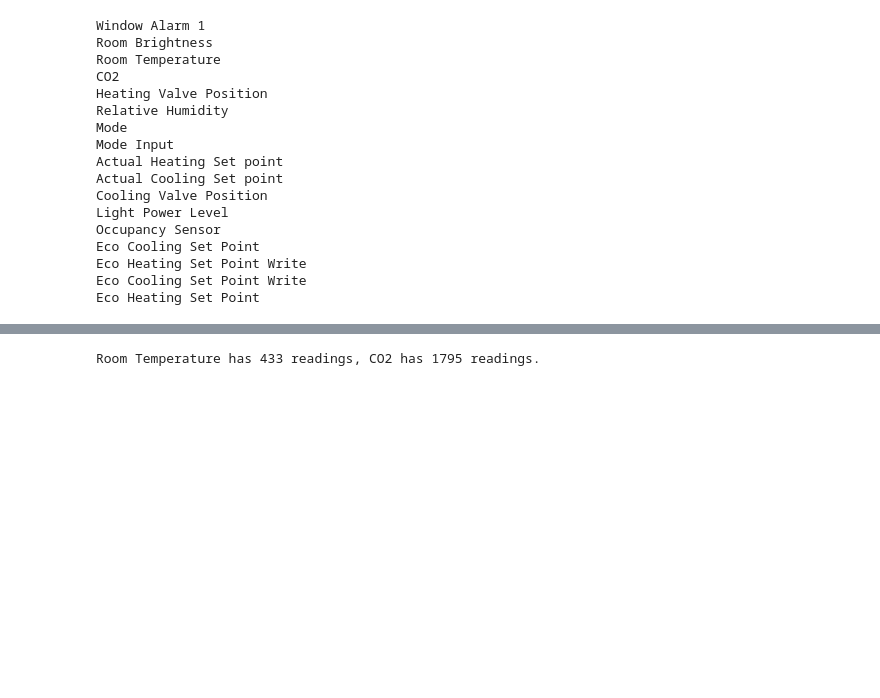
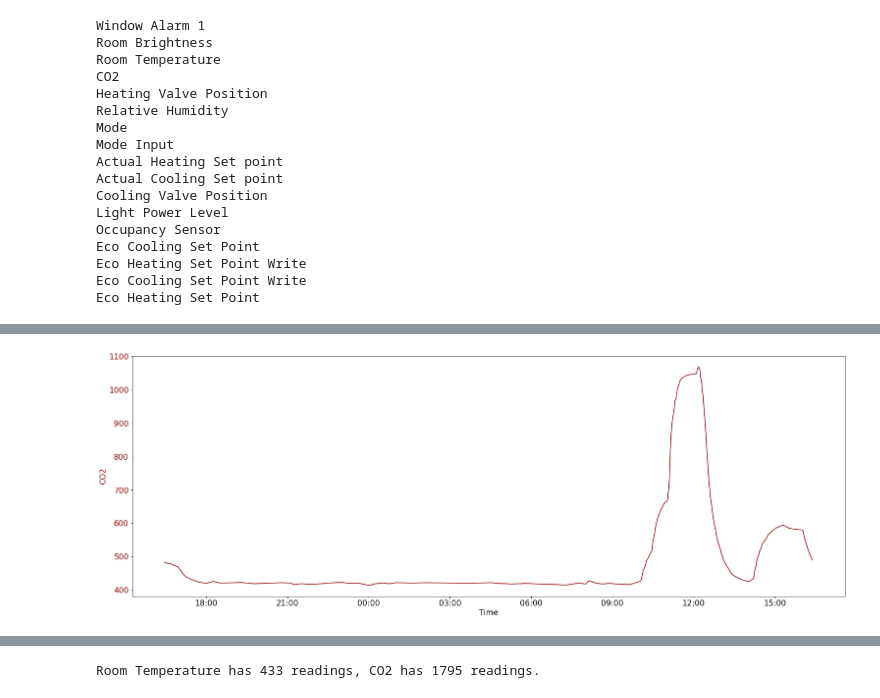
Before and after one commit to urbanobservatory/uo-api-examples, a Jupyter notebook: building/USB_API_Call_Example.ipynb, the cells around one changed output, grey strips where cells are left out. Cells and saved outputs as stored; diff of their text form; code cells hidden in the pictures; blank space fills up the shorter version.

```diff
--- a/building/USB_API_Call_Example.ipynb
+++ b/building/USB_API_Call_Example.ipynb
@@ -117,0 +125,9 @@ Eco Heating Set Point
+# %%
+apiCall = 'https://api.usb.urbanobservatory.ac.uk/api/v2/sensors/entity?meta:roomNumber=1.043&metric=CO2'
+
+rawData = json.loads(urllib.request.urlopen(apiCall).read().decode('utf-8'))
+
+## Print JSON data
+## The HTTPS of interest is located in items>feed>timeseries>links
+## Look for "rel" variables of "archives" and "archives.friendly"
+print(json.dumps(rawData, indent=1))
@@ -117,0 +152,7 @@ Eco Heating Set Point
+# %%
+## Loop through JSON data structure to location of historic time-series HTTPS link, and call API using this.
+## Note - some rooms will have multiple feeds depending on the sensor deployment.
+## ['links'][1]['href'] and ['links'][3]['href'] should produce the same results, albeit with a different HTTPS.
+historicAPI = rawData['items'][0]['feed'][0]['timeseries'][0]['links'][3]['href']
+historicData = json.loads(urllib.request.urlopen(historicAPI).read().decode('utf-8'))['historic']['values']
+print(historicAPI)
@@ -117,0 +163,6 @@ Eco Heating Set Point
+# %%
+## Convert JSON to Pandas DataFrame, Keeping Time and Value
+dfHist = pd.DataFrame.from_records(historicData, exclude=['duration'])
+dfHist.index = pd.to_datetime(dfHist["time"])
+dfHist = dfHist.drop(columns="time")
+dfHist
@@ -117,0 +184,15 @@ Eco Heating Set Point
+# %%
+## Plot Data
+fig, ax = plt.subplots(figsize=(26,9))
+
+axFmt = mdates.DateFormatter('%H:%M')
+ax.xaxis.set_major_formatter(axFmt)
+
+ax.set_xlabel('Time')
+ax.set_ylabel('CO2', color='darkred')
+ax.plot(dfHist["value"], color='darkred')
+ax.tick_params(axis='y', labelcolor='darkred')
+
+plt.show()
+# %% [output]
+[figure, added]
```
Also changed, not shown: parts of 23 cells of this notebook.
